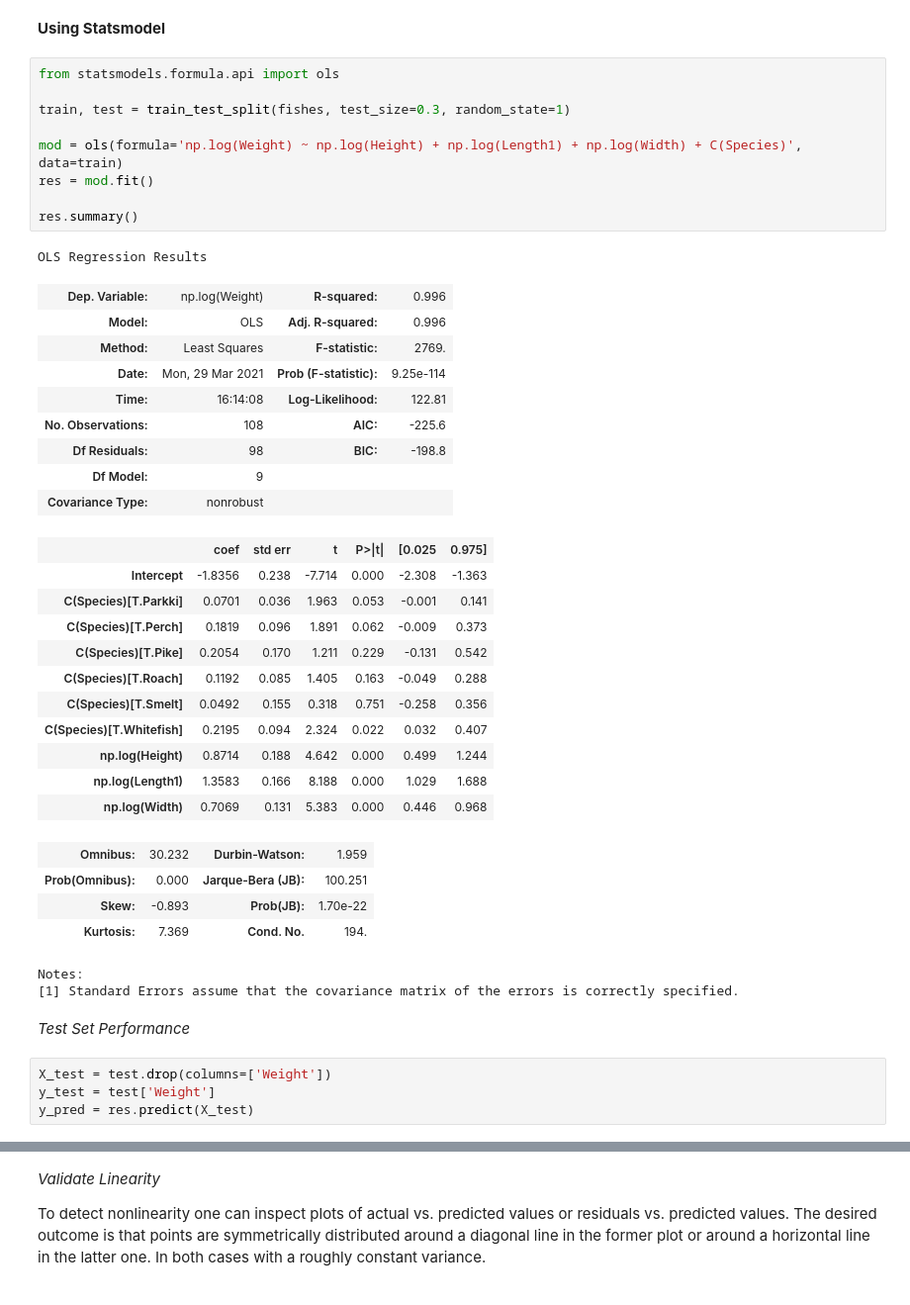
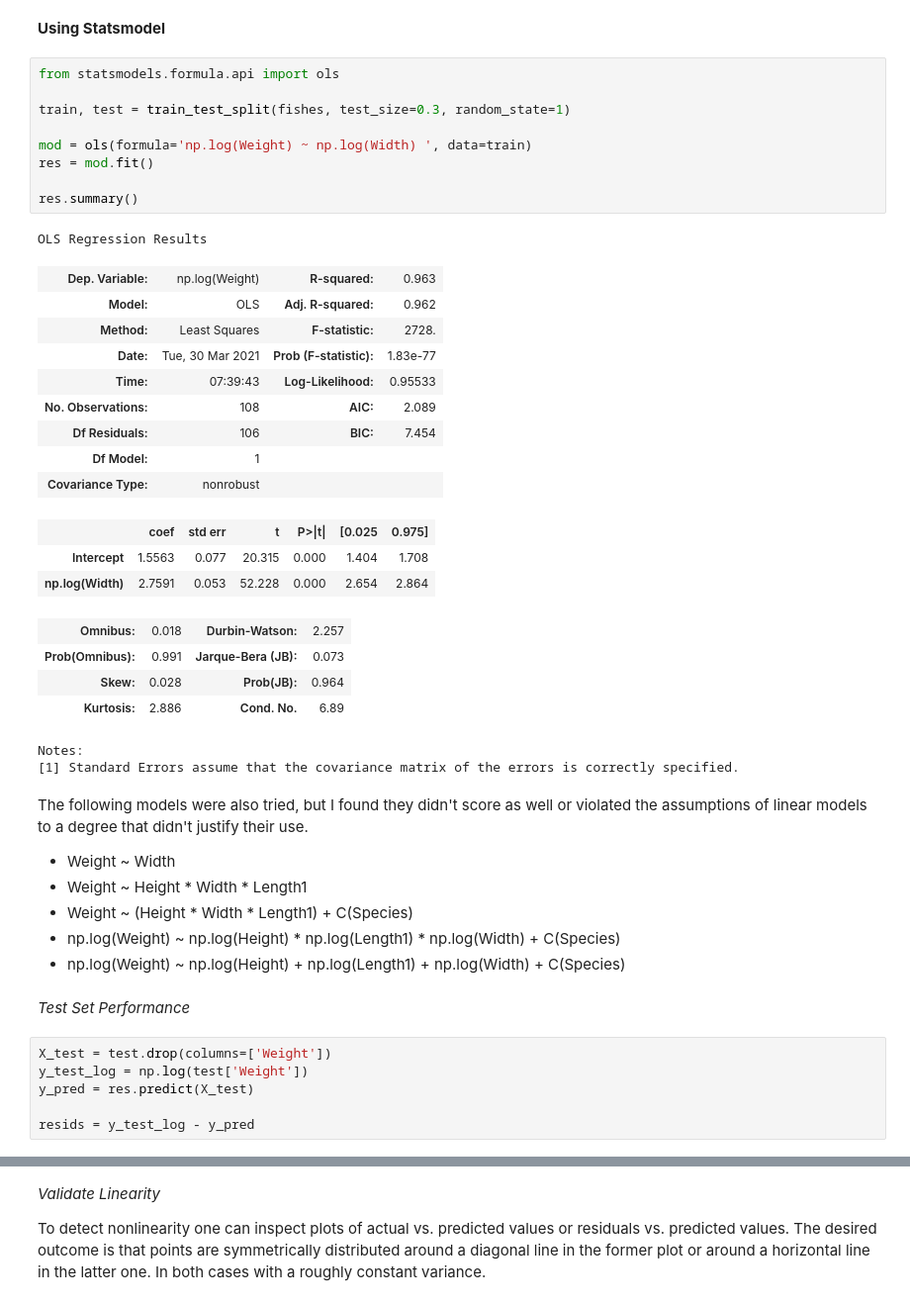
Before and after one commit to aedenj/machine-learning-explorations, a Jupyter notebook: fish-market-species/model.ipynb, the cells around one changed output, grey strips where cells are left out. Shown at 99% size. Cells and saved outputs as stored; diff of their text form.

Commit message:
clean model

```diff
--- a/fish-market-species/model.ipynb
+++ b/fish-market-species/model.ipynb
@@ -295,44 +283,45 @@ def plot_linearity_checks(y_pred, y_test, resids):
 # %%
 from statsmodels.formula.api import ols
 
 train, test = train_test_split(fishes, test_size=0.3, random_state=1)
 
-mod = ols(formula='np.log(Weight) ~ np.log(Height) + np.log(Length1) + np.log(Width) + C(Species)', data=train)
+mod = ols(formula='np.log(Weight) ~ np.log(Width) ', data=train)
 res = mod.fit()
 
 res.summary()
 # %% [output]
 OLS Regression Results
-| Dep. Variable: | np.log(Weight) | R-squared: | 0.996 |
-| Model: | OLS | Adj. R-squared: | 0.996 |
-| Method: | Least Squares | F-statistic: | 2769. |
-| Date: | Mon, 29 Mar 2021 | Prob (F-statistic): | 9.25e-114 |
-| Time: | 16:14:08 | Log-Likelihood: | 122.81 |
-| No. Observations: | 108 | AIC: | -225.6 |
-| Df Residuals: | 98 | BIC: | -198.8 |
-| Df Model: | 9 |  |  |
+| Dep. Variable: | np.log(Weight) | R-squared: | 0.963 |
+| Model: | OLS | Adj. R-squared: | 0.962 |
+| Method: | Least Squares | F-statistic: | 2728. |
+| Date: | Tue, 30 Mar 2021 | Prob (F-statistic): | 1.83e-77 |
+| Time: | 07:39:43 | Log-Likelihood: | 0.95533 |
+| No. Observations: | 108 | AIC: | 2.089 |
+| Df Residuals: | 106 | BIC: | 7.454 |
+| Df Model: | 1 |  |  |
 | Covariance Type: | nonrobust |  |  |
 |  | coef | std err | t | P>|t| | [0.025 | 0.975] |
-| Intercept | -1.8356 | 0.238 | -7.714 | 0.000 | -2.308 | -1.363 |
-| C(Species)[T.Parkki] | 0.0701 | 0.036 | 1.963 | 0.053 | -0.001 | 0.141 |
-| C(Species)[T.Perch] | 0.1819 | 0.096 | 1.891 | 0.062 | -0.009 | 0.373 |
-| C(Species)[T.Pike] | 0.2054 | 0.170 | 1.211 | 0.229 | -0.131 | 0.542 |
-| C(Species)[T.Roach] | 0.1192 | 0.085 | 1.405 | 0.163 | -0.049 | 0.288 |
-| C(Species)[T.Smelt] | 0.0492 | 0.155 | 0.318 | 0.751 | -0.258 | 0.356 |
-| C(Species)[T.Whitefish] | 0.2195 | 0.094 | 2.324 | 0.022 | 0.032 | 0.407 |
-| np.log(Height) | 0.8714 | 0.188 | 4.642 | 0.000 | 0.499 | 1.244 |
-| np.log(Length1) | 1.3583 | 0.166 | 8.188 | 0.000 | 1.029 | 1.688 |
-| np.log(Width) | 0.7069 | 0.131 | 5.383 | 0.000 | 0.446 | 0.968 |
+| Intercept | 1.5563 | 0.077 | 20.315 | 0.000 | 1.404 | 1.708 |
+| np.log(Width) | 2.7591 | 0.053 | 52.228 | 0.000 | 2.654 | 2.864 |
-| Omnibus: | 30.232 | Durbin-Watson: | 1.959 |
-| Prob(Omnibus): | 0.000 | Jarque-Bera (JB): | 100.251 |
-| Skew: | -0.893 | Prob(JB): | 1.70e-22 |
-| Kurtosis: | 7.369 | Cond. No. | 194. |
+| Omnibus: | 0.018 | Durbin-Watson: | 2.257 |
+| Prob(Omnibus): | 0.991 | Jarque-Bera (JB): | 0.073 |
+| Skew: | 0.028 | Prob(JB): | 0.964 |
+| Kurtosis: | 2.886 | Cond. No. | 6.89 |
 Notes:
 [1] Standard Errors assume that the covariance matrix of the errors is correctly specified.
+# %% [markdown]
+The following models were also tried, but I found they didn't score as well or violated the assumptions of linear models to a degree that didn't justify their use.
+* Weight ~ Width
+* Weight ~ Height * Width * Length1
+* Weight ~ (Height * Width * Length1) + C(Species)
+* np.log(Weight) ~ np.log(Height) * np.log(Length1) * np.log(Width) + C(Species)
+* np.log(Weight) ~ np.log(Height) + np.log(Length1) + np.log(Width) + C(Species)
 # %% [markdown]
 *Test Set Performance*
 # %%
 X_test = test.drop(columns=['Weight'])
-y_test = test['Weight']
+y_test_log = np.log(test['Weight'])
 y_pred = res.predict(X_test)
+
+resids = y_test_log - y_pred
 # %%
```
Also changed, not shown: parts of 54 cells of this notebook.
